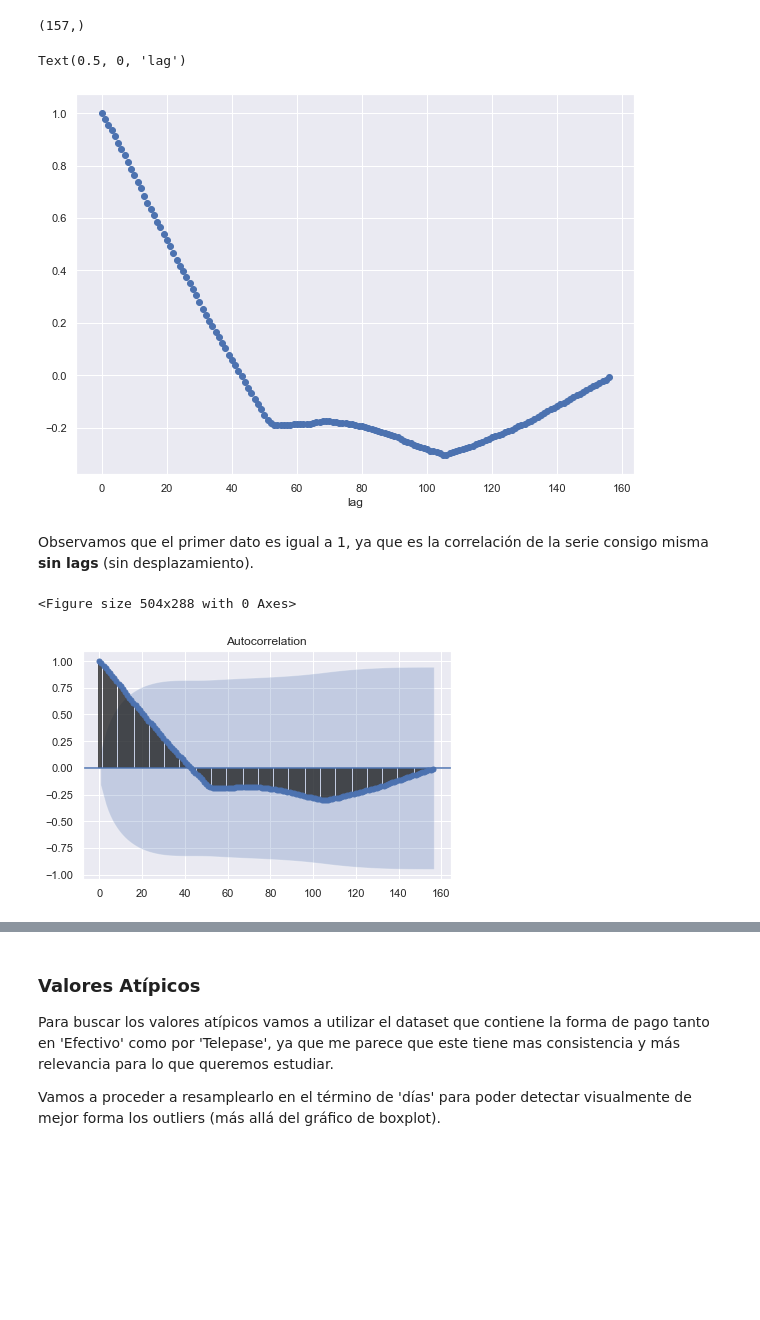
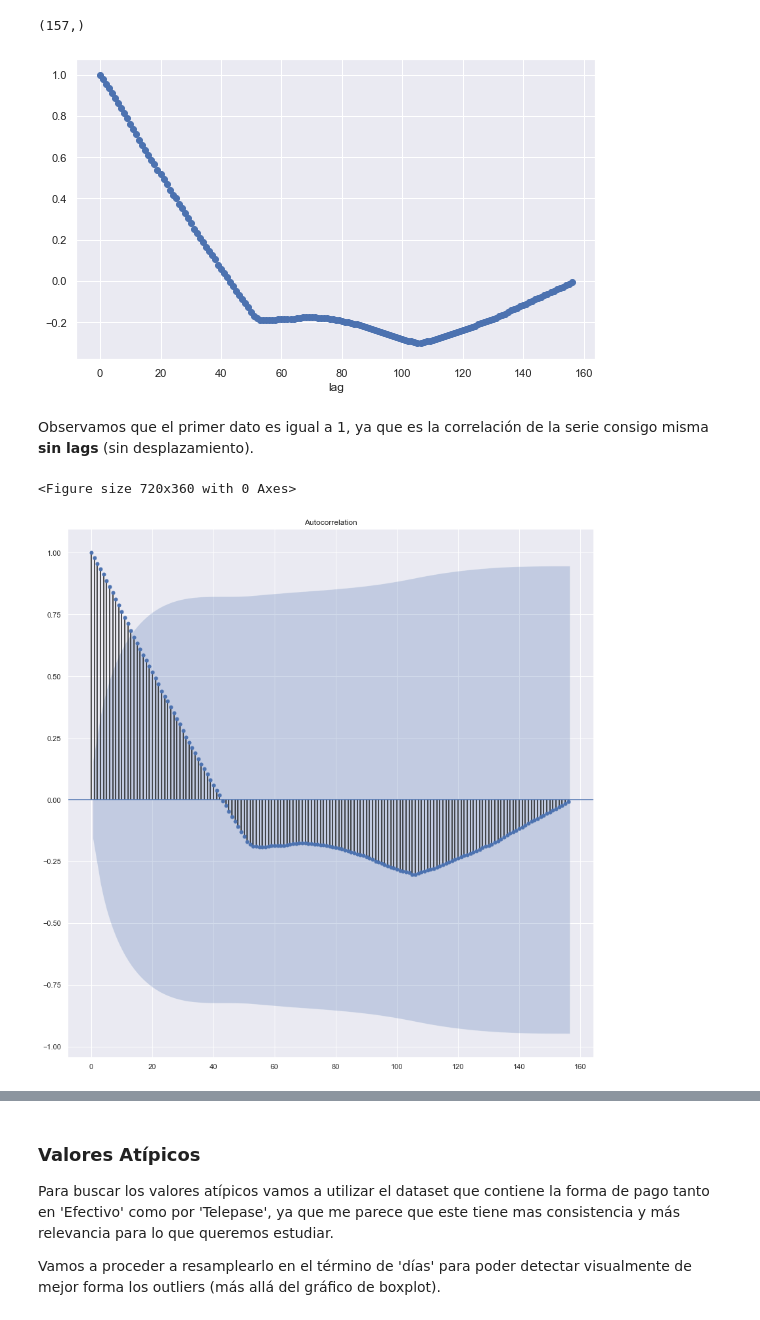
Before and after one commit to jmbedini/proyect_3_TS, a Jupyter notebook: DS_Proyecto_03_ST.ipynb, the cells around one changed output, grey strips where cells are left out. Cells and saved outputs as stored; diff of their text form; code cells hidden in the pictures; blank space fills up the shorter version.

```diff
--- a/DS_Proyecto_03_ST.ipynb
+++ b/DS_Proyecto_03_ST.ipynb
@@ -522,24 +530,24 @@ autocorr.shape
 # %% [output]
 (157,)
 # %%
-plt.figure(figsize = (10,7))
+plt.figure(figsize = (8,5))
 plt.scatter(np.arange(nlags+1), autocorr)
 plt.xlabel('lag')
+plt.tight_layout()
 # %% [output]
-Text(0.5, 0, 'lag')
-[figure, old version]
+[figure, new version]
 # %% [markdown]
 Observamos que el primer dato es igual a 1, ya que es la correlación de la serie consigo misma **sin lags** (sin desplazamiento).
 # %%
 from statsmodels.graphics.tsaplots import plot_acf
 
-plt.figure(figsize = (7,4))
+plt.figure(figsize = (10,5))
 plot_acf(semanal.cantidad_pasos, lags = nlags)
 plt.tight_layout()
 plt.show()
 # %% [output]
-<Figure size 504x288 with 0 Axes>
+<Figure size 720x360 with 0 Axes>
-[figure, old version]
+[figure, new version]
 # %% [markdown]
 ##### Primeras conclusiones:
 Es de esperarse que a medida que a medida que pasen las semanas y se vaya desplazando la serie, **la autocorrelación vaya disminuyendo** hasta cumplir un ciclo (52). Lo que podemos notar es que cuando vuelven a empezar el ciclo, la autocorrelación **no tiene la misma fuerza**.
```
Also changed, not shown: parts of 53 cells of this notebook.
